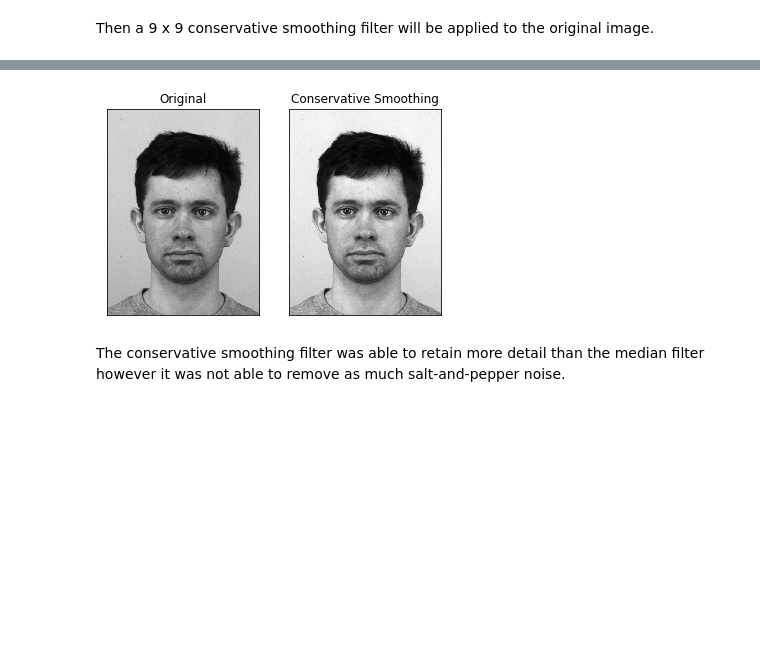
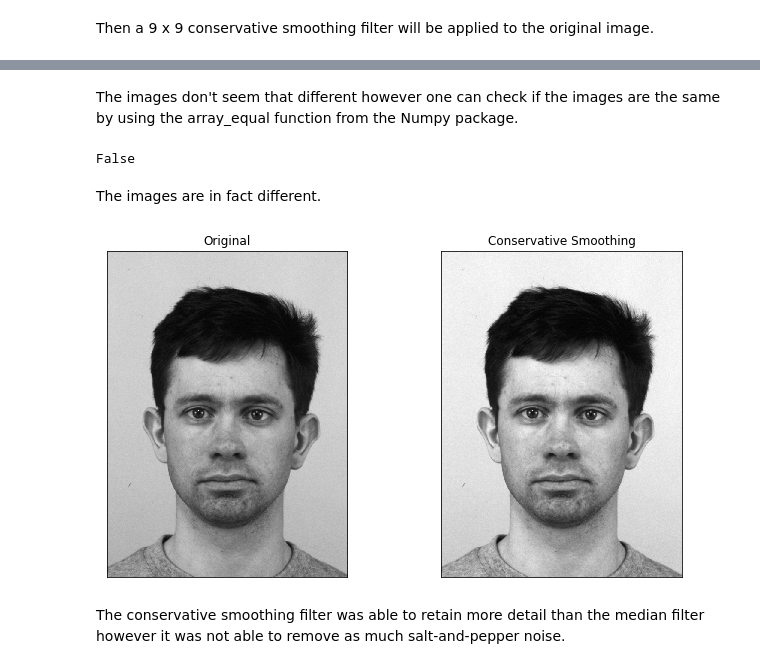
Before and after one commit to m4nv1r/medium_articles, a Jupyter notebook: Image_Filters_in_Python.ipynb, the cells around one changed output, grey strips where cells are left out. Drawn from its saved outputs; the diff is of its cells as text; code cells hidden in the pictures; blank space fills up the shorter version.

```diff
--- a/Image_Filters_in_Python.ipynb
+++ b/Image_Filters_in_Python.ipynb
@@ -30,8 +49,12 @@ A 9 x 9 mean filter will be applied to the image.
 # %%
+# The image will first be converted to grayscale
+image2 = cv2.cvtColor(image, cv2.COLOR_HSV2BGR)
+image2 = cv2.cvtColor(image2, cv2.COLOR_BGR2GRAY)
 figure_size = 9
-new_image = cv2.blur(image,(figure_size, figure_size))
+new_image = cv2.blur(image2,(figure_size, figure_size))
 
-plt.subplot(121), plt.imshow(image, cmap='gray'),plt.title('Original')
+plt.figure(figsize=(11,6))
+plt.subplot(121), plt.imshow(image2, cmap='gray'),plt.title('Original')
 plt.xticks([]), plt.yticks([])
 plt.subplot(122), plt.imshow(new_image, cmap='gray'),plt.title('Mean filter')
 plt.xticks([]), plt.yticks([])
@@ -63,7 +113,8 @@ A 9 x 9 median filter will be applied to the original image.
 # %%
-new_image = cv2.medianBlur(image, figure_size)
+new_image = cv2.medianBlur(image2, figure_size)
 
-plt.subplot(121), plt.imshow(image, cmap='gray'),plt.title('Original')
+plt.figure(figsize=(11,6))
+plt.subplot(121), plt.imshow(image2, cmap='gray'),plt.title('Original')
 plt.xticks([]), plt.yticks([])
 plt.subplot(122), plt.imshow(new_image, cmap='gray'),plt.title('Median Filter')
 plt.xticks([]), plt.yticks([])
@@ -77,18 +128,19 @@ A 9 x 9 median filter was able to remove some of the salt and pepper noise while
 # %% [markdown]
 First a function that can apply a conservative smoothing filter will be defined.
 # %%
+# first a conservative filter for grayscale images will be defined.
 def conservative_smoothing_gray(data, filter_size):
     temp = []
     indexer = filter_size // 2
     new_image = data.copy()
-    nrow = len(data)
-    ncol = len(data[0])
+    nrow, ncol = data.shape
     for i in range(nrow):
         for j in range(ncol):
-            for k in range(i-indexer,i+indexer+1):
-                for m in range(j-indexer,j+indexer+1):
-                    if ((k >=0) and (k <= (nrow-1))) and ((m >= 0) and (m <= (ncol-1))):
-                        temp.append(data[k,m])
+            for k in range(i-indexer, i+indexer+1):
+                for m in range(j-indexer, j+indexer+1):
+                    if (k > -1) and (k < nrow):
+                        if (m > -1) and (m < ncol):
+                            temp.append(data[k,m])
             temp.remove(data[i,j])
             max_value = max(temp)
             min_value = min(temp)
@@ -98,5 +150,14 @@ def conservative_smoothing_gray(data, filter_size):
                 new_image[i,j] = min_value
             temp =[]
     return new_image.copy()
+
+# now a conservative filter for color images will be defined
+def conservative_smoothing_hsv(data, filter_size):
+    h,s,v = cv2.split(data)
+    h = conservative_smoothing_gray(h, filter_size)
+    s = conservative_smoothing_gray(s, filter_size)
+    v = conservative_smoothing_gray(v, filter_size)
+    data = cv2.merge((h,s,v))
+    return data
 # %% [markdown]
 Then a 9 x 9 conservative smoothing filter will be applied to the original image.
@@ -103,13 +175,22 @@ Then a 9 x 9 conservative smoothing filter will be applied to the original image
+# %% [markdown]
+The images don't seem that different however one can check if the images are the same by using the array_equal function from the Numpy package.
+# %%
+np.array_equal(image, new_image)
+# %% [output]
+False
+# %% [markdown]
+The images are in fact different.
 # %%
-new_image = conservative_smoothing_gray(image,5)
+new_image = conservative_smoothing_gray(image2,9)
 
-plt.subplot(121), plt.imshow(image, cmap='gray'),plt.title('Original')
+plt.figure(figsize=(11,6))
+plt.subplot(121), plt.imshow(image2, cmap='gray'),plt.title('Original')
 plt.xticks([]), plt.yticks([])
 plt.subplot(122), plt.imshow(new_image, cmap='gray'),plt.title('Conservative Smoothing')
 plt.xticks([]), plt.yticks([])
 plt.show()
 # %% [output]
-[figure, old version]
+[figure, new version]
 # %% [markdown]
 The conservative smoothing filter was able to retain more detail than the median filter however it was not able to remove as much salt-and-pepper noise.
 # %% [markdown]
```
Also changed, not shown: parts of 21 cells of this notebook.
